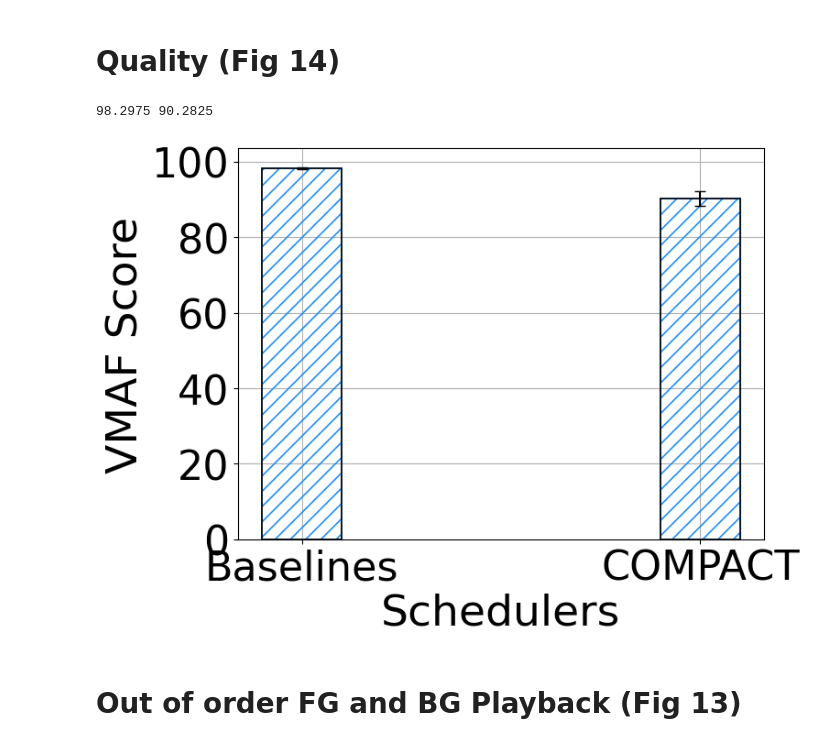
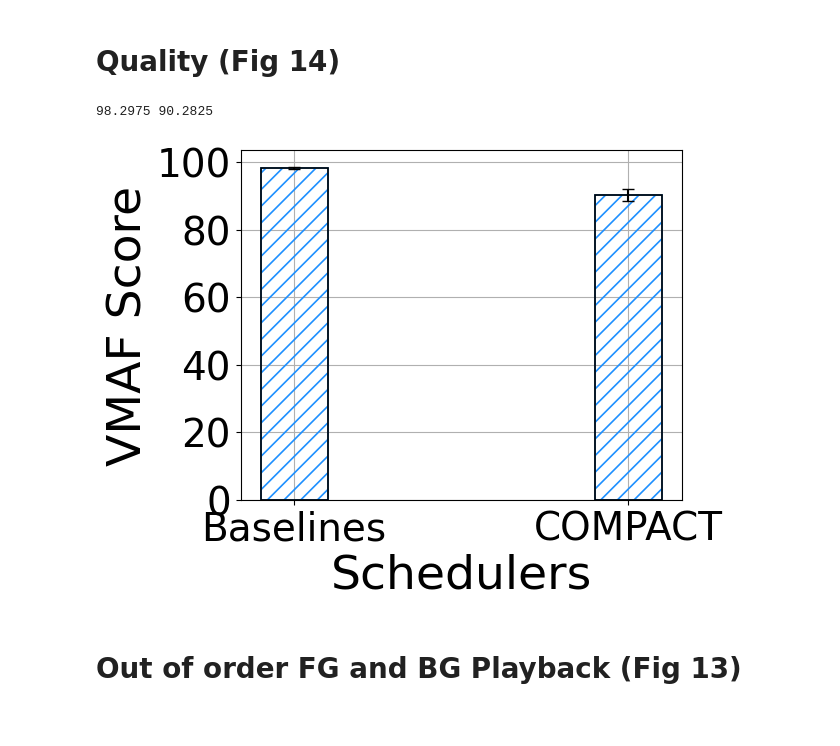
Before and after one commit to shubhamchdhary/COMPACT, a Jupyter notebook: generateResults.ipynb, the cells around one changed output. Cells and saved outputs as stored; diff of their text form; code cells hidden in the pictures.

```diff
--- a/generateResults.ipynb
+++ b/generateResults.ipynb
@@ -1,6 +1,9 @@
 # %%
 from pathlib import Path
 import matplotlib.pyplot as plt
+import matplotlib
+matplotlib.rcParams['pdf.fonttype'] = 42
+matplotlib.rcParams['ps.fonttype'] = 42
 import matplotlib.ticker as ticker
 import numpy as np
 import joblib as jb
@@ -592,27 +600,28 @@ plt.tight_layout()
 # %%
 # Used ffmpeg to get VMAF using the below command:
 # ffmpeg -i compact_received_video2.mp4 -i compact_server_video2.mp4 -lavfi libvmaf -f null -
 # Note that because we keep the same quality level (QP) for all the baselines
 # therefore VMAF will also be same that's why we only include result for pBflow
 compactVMAF: list[float] = [89.40, 93.31, 88.35, 90.07] # vmafs from ffmpeg calculated separately
 pbflowVMAF: list[float] = [98.19, 98.74, 98.38, 97.88]  # vmafs from ffmpeg calculated separately
 print(np.mean(pbflowVMAF), np.mean(compactVMAF))
 
 mpl.rcParams['hatch.linewidth'] = 1.2
 plt.bar(np.arange(2), [np.mean(pbflowVMAF), np.mean(compactVMAF)], width=0.2, label="COMPACT", linewidth=1.2, edgecolor="dodgerblue", fill=False, hatch="//", zorder=2, yerr=[np.std(pbflowVMAF), np.std(compactVMAF)], capsize=4)
 plt.bar(np.arange(2), [np.mean(pbflowVMAF), np.mean(compactVMAF)], width=0.2, linewidth=1.2, edgecolor="k", fill=False, zorder=2)
-plt.tight_layout()
 # plt.ylim(0, 1.16)
 plt.xlabel("Schedulers", fontsize=34)
 plt.ylabel("VMAF Score", fontsize=34)
-plt.xticks(np.array([0, 1]), ["Baselines", "COMPACT"], fontsize=32)
-plt.yticks(fontsize=32)
+plt.xticks(np.array([0, 1]), ["Baselines", "COMPACT"], fontsize=28)
+plt.yticks(fontsize=28)
 plt.grid()
+plt.tight_layout()
 # plt.legend(fontsize=20, ncol=2, loc="upper center")
 # plt.savefig(f"Results/Plots/videoQuality_barplot_allvideo_bus.pdf", bbox_inches="tight")
+# plt.savefig(f"Results/Plots/videoQuality_barplot_allvideo_bus.png", bbox_inches="tight")
 # %% [output]
 98.2975 90.2825
-[figure, old version]
+[figure, new version]
 # %% [markdown]
 # Out of order FG and BG Playback (Fig 13)
 # %%
```
Also changed, not shown: parts of 15 cells of this notebook.
